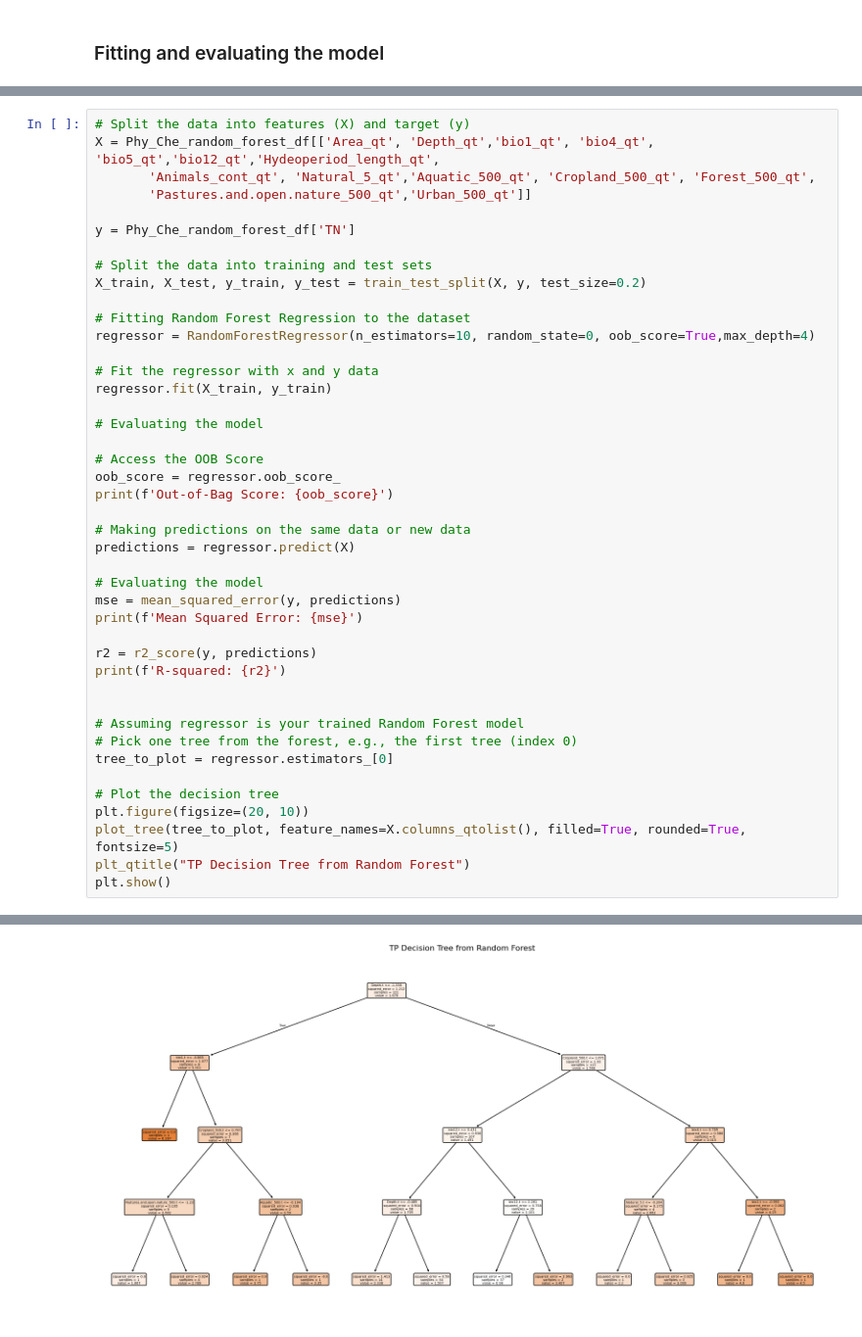
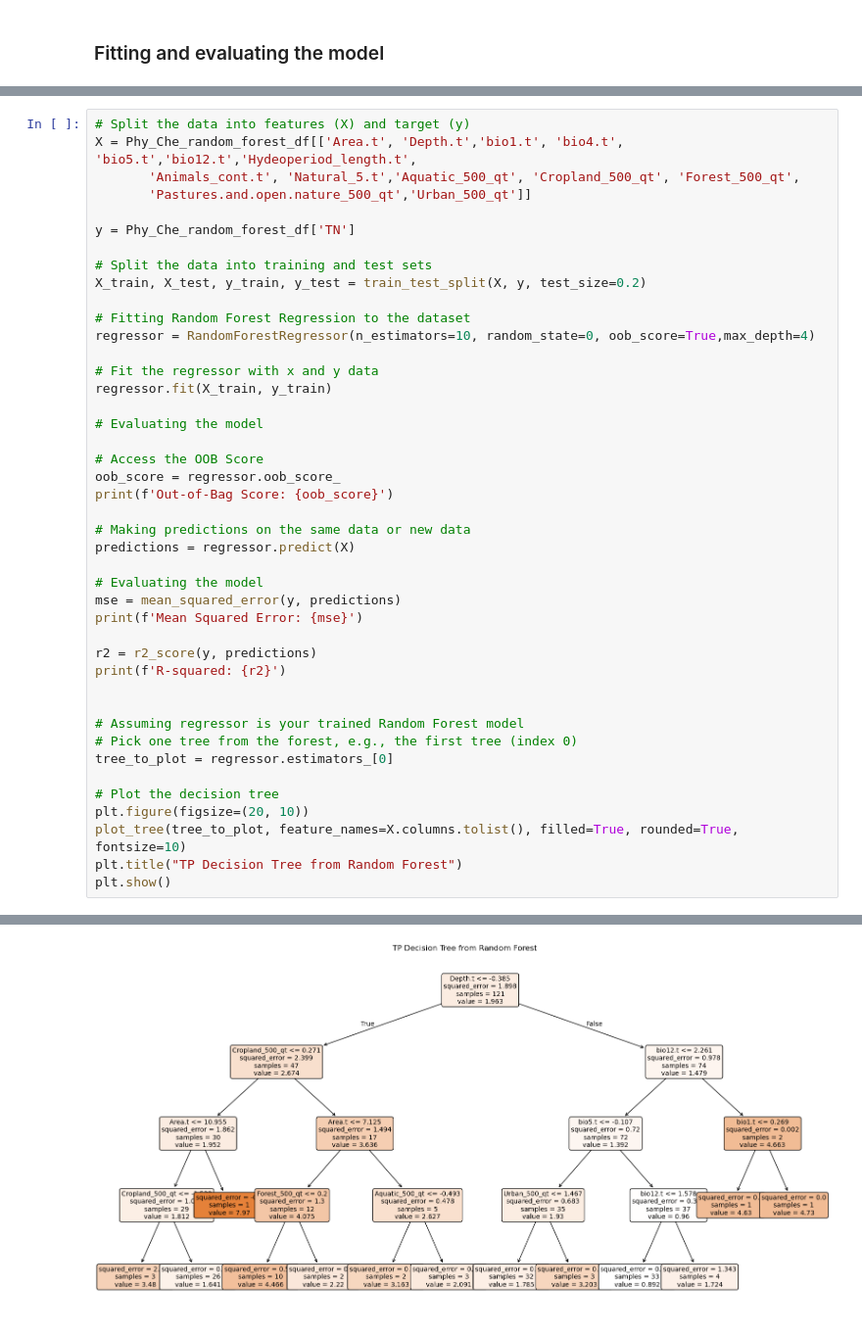
Before and after one commit to jingsday/ponderful_Scripts, a Jupyter notebook: ponderful_Scripts_random_forest/ponderful_Scripts_rf_regression_norm.ipynb, the cells around one changed output, grey strips where cells are left out. Shown at 98% size. Saved outputs shown, nothing was run; the diff lists cells and outputs as text.

```diff
--- a/ponderful_Scripts_random_forest/ponderful_Scripts_rf_regression_norm.ipynb
+++ b/ponderful_Scripts_random_forest/ponderful_Scripts_rf_regression_norm.ipynb
@@ -316,7 +349,7 @@ plt.show()
 # %%
 # Split the data into features (X) and target (y)
-X = Phy_Che_random_forest_df[['Area_qt', 'Depth_qt','bio1_qt', 'bio4_qt', 'bio5_qt','bio12_qt','Hydeoperiod_length_qt',
-       'Animals_cont_qt', 'Natural_5_qt','Aquatic_500_qt', 'Cropland_500_qt', 'Forest_500_qt',
+X = Phy_Che_random_forest_df[['Area.t', 'Depth.t','bio1.t', 'bio4.t', 'bio5.t','bio12.t','Hydeoperiod_length.t',
+       'Animals_cont.t', 'Natural_5.t','Aquatic_500_qt', 'Cropland_500_qt', 'Forest_500_qt',
        'Pastures.and.open.nature_500_qt','Urban_500_qt']]
 
 y = Phy_Che_random_forest_df['TN']
@@ -353,7 +386,7 @@ tree_to_plot = regressor.estimators_[0]
 
 # Plot the decision tree
 plt.figure(figsize=(20, 10))
-plot_tree(tree_to_plot, feature_names=X.columns_qtolist(), filled=True, rounded=True, fontsize=5)
-plt_qtitle("TP Decision Tree from Random Forest")
+plot_tree(tree_to_plot, feature_names=X.columns.tolist(), filled=True, rounded=True, fontsize=10)
+plt.title("TP Decision Tree from Random Forest")
 plt.show()
 # %% [output]
@@ -363,3 +396,3 @@ R-squared: 0.47861291427917396
-[figure, old version]
+[figure, new version]
 # %%
 # Split the data into features (X) and target (y)
```
Also changed, not shown: parts of 24 cells of this notebook, 2 other files.
